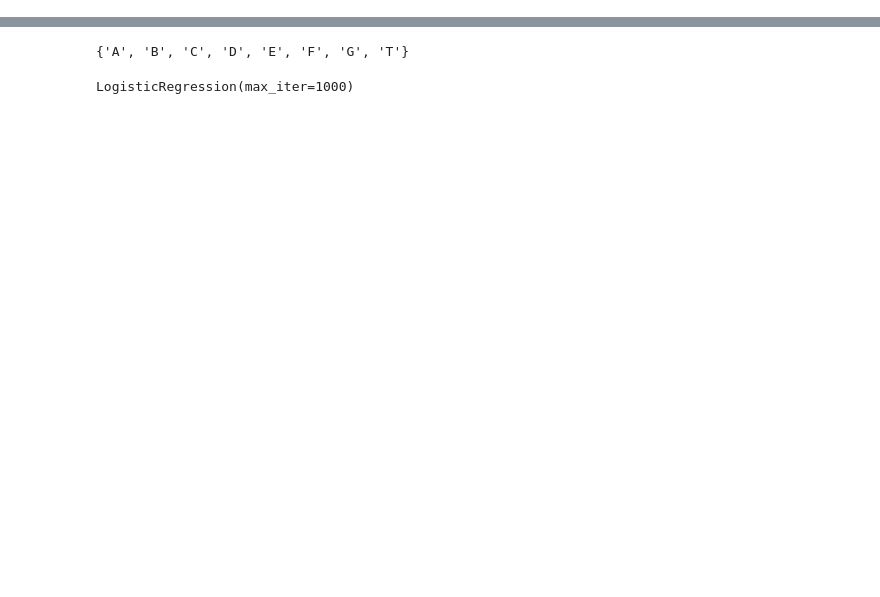
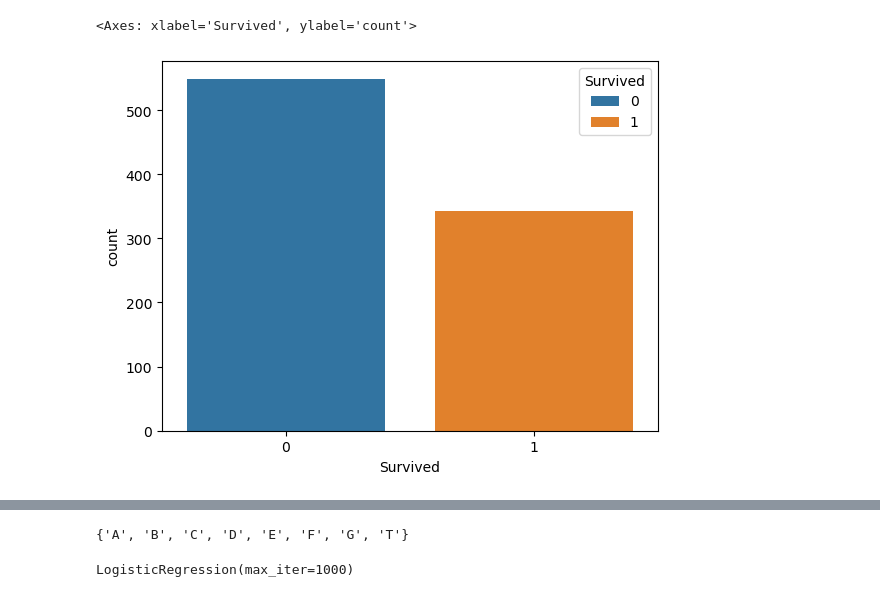
Before and after one commit to Delekof/Machine-Learning-Practice, a Jupyter notebook: titanic survival/kaggle_titanic.ipynb, the cells around one changed output, grey strips where cells are left out. Cells and saved outputs as stored; diff of their text form; code cells hidden in the pictures; blank space fills up the shorter version.

```diff
--- a/titanic survival/kaggle_titanic.ipynb
+++ b/titanic survival/kaggle_titanic.ipynb
@@ -40,0 +48,6 @@ X
+# %%
+f,ax = plt.subplots(1,1)
+sns.countplot(x="Survived", data=df_test, ax=ax, hue="Survived")
+# %% [output]
+<Axes: xlabel='Survived', ylabel='count'>
+[figure, added]
```
Also changed, not shown: parts of 24 cells of this notebook, 1 other file.
